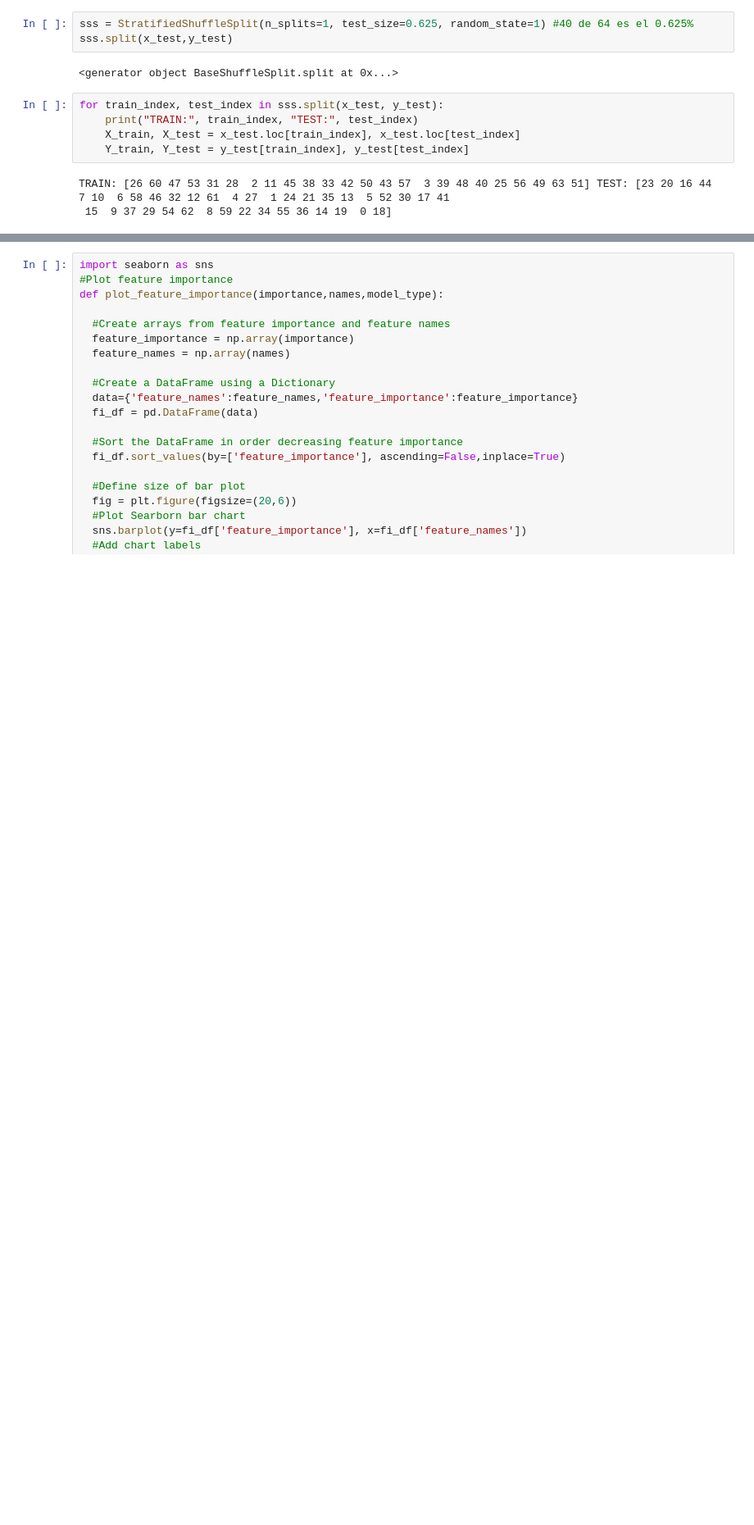
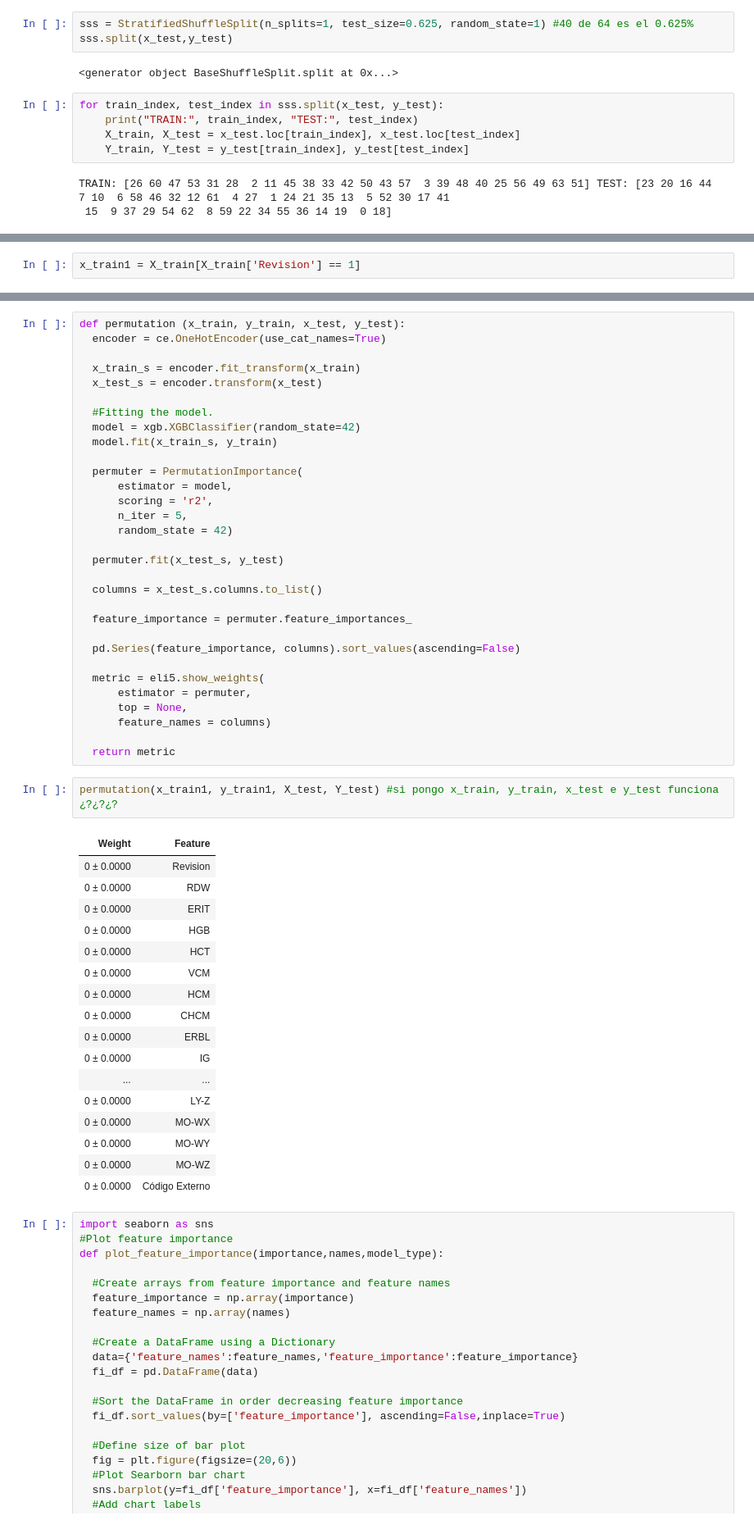
Before and after one commit to jorgealarconlucas/TFG, a Jupyter notebook: Modelos_de_machine_learning.ipynb, the cells around one changed output, grey strips where cells are left out. Shown at 82% size. Drawn from its saved outputs; the diff is of its cells as text; blank space fills up the shorter version.

```diff
--- a/Modelos_de_machine_learning.ipynb
+++ b/Modelos_de_machine_learning.ipynb
@@ -282,0 +257,2 @@ X_test.head
+# %%
+x_train1 = X_train[X_train['Revision'] == 1]
@@ -283,3 +284,54 @@ X_test.head
+# %%
+def permutation (x_train, y_train, x_test, y_test):
+  encoder = ce.OneHotEncoder(use_cat_names=True)
+
+  x_train_s = encoder.fit_transform(x_train)
+  x_test_s = encoder.transform(x_test)
+
+  #Fitting the model.
+  model = xgb.XGBClassifier(random_state=42)
+  model.fit(x_train_s, y_train)
+
+  permuter = PermutationImportance(
+      estimator = model,
+      scoring = 'r2',
+      n_iter = 5,
+      random_state = 42)
+
+  permuter.fit(x_test_s, y_test)
+
+  columns = x_test_s.columns.to_list()
+
+  feature_importance = permuter.feature_importances_
+
+  pd.Series(feature_importance, columns).sort_values(ascending=False)
+
+  metric = eli5.show_weights(
+      estimator = permuter,
+      top = None,
+      feature_names = columns)
+
+  return metric
+# %%
+permutation(x_train1, y_train1, X_test, Y_test) #si pongo x_train, y_train, x_test e y_test funciona ¿?¿?¿?
+# %% [output]
+| Weight | Feature |
+| 0 ± 0.0000 | Revision |
+| 0 ± 0.0000 | RDW |
+| 0 ± 0.0000 | ERIT |
+| 0 ± 0.0000 | HGB |
+| 0 ± 0.0000 | HCT |
+| 0 ± 0.0000 | VCM |
+| 0 ± 0.0000 | HCM |
+| 0 ± 0.0000 | CHCM |
+| 0 ± 0.0000 | ERBL |
+| 0 ± 0.0000 | IG |
+| ... | ... |
+| 0 ± 0.0000 | LY-Z |
+| 0 ± 0.0000 | MO-WX |
+| 0 ± 0.0000 | MO-WY |
+| 0 ± 0.0000 | MO-WZ |
+| 0 ± 0.0000 | Código Externo |
 # %%
 import seaborn as sns
 #Plot feature importance
```
Also changed, not shown: parts of 15 cells of this notebook.
